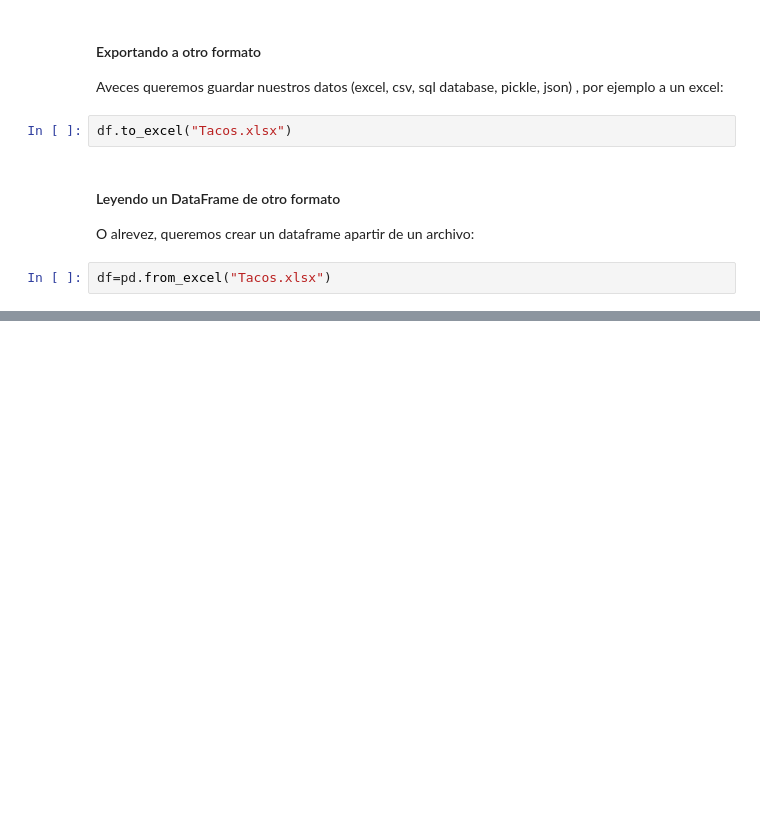
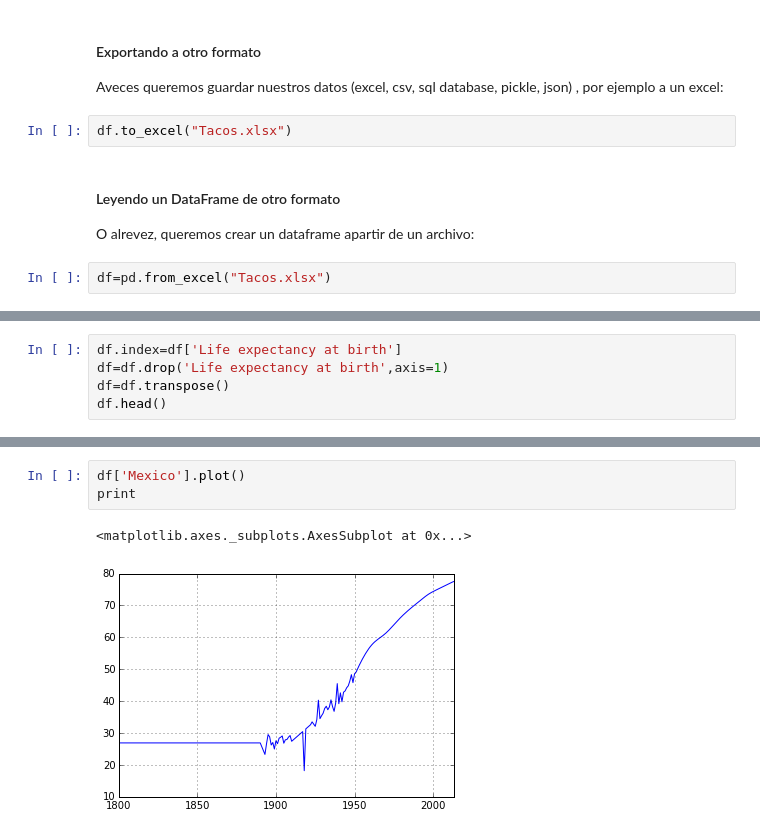
Before and after one commit to beangoben/lerningMachin, a Jupyter notebook: Pandas/PandasIntro.ipynb, the cells around one changed output, grey strips where cells are left out. Drawn from its saved outputs; the diff is of its cells as text; blank space fills up the shorter version.

```diff
--- a/Pandas/PandasIntro.ipynb
+++ b/Pandas/PandasIntro.ipynb
@@ -199,0 +198,5 @@ df.head()
+# %%
+df.index=df['Life expectancy at birth']
+df=df.drop('Life expectancy at birth',axis=1)
+df=df.transpose()
+df.head()
@@ -199,0 +211,6 @@ df.head()
+# %%
+df['Mexico'].plot()
+print
+# %% [output]
+<matplotlib.axes._subplots.AxesSubplot at 0x...>
+[figure, added]
```
Also changed, not shown: parts of 4 cells of this notebook.
